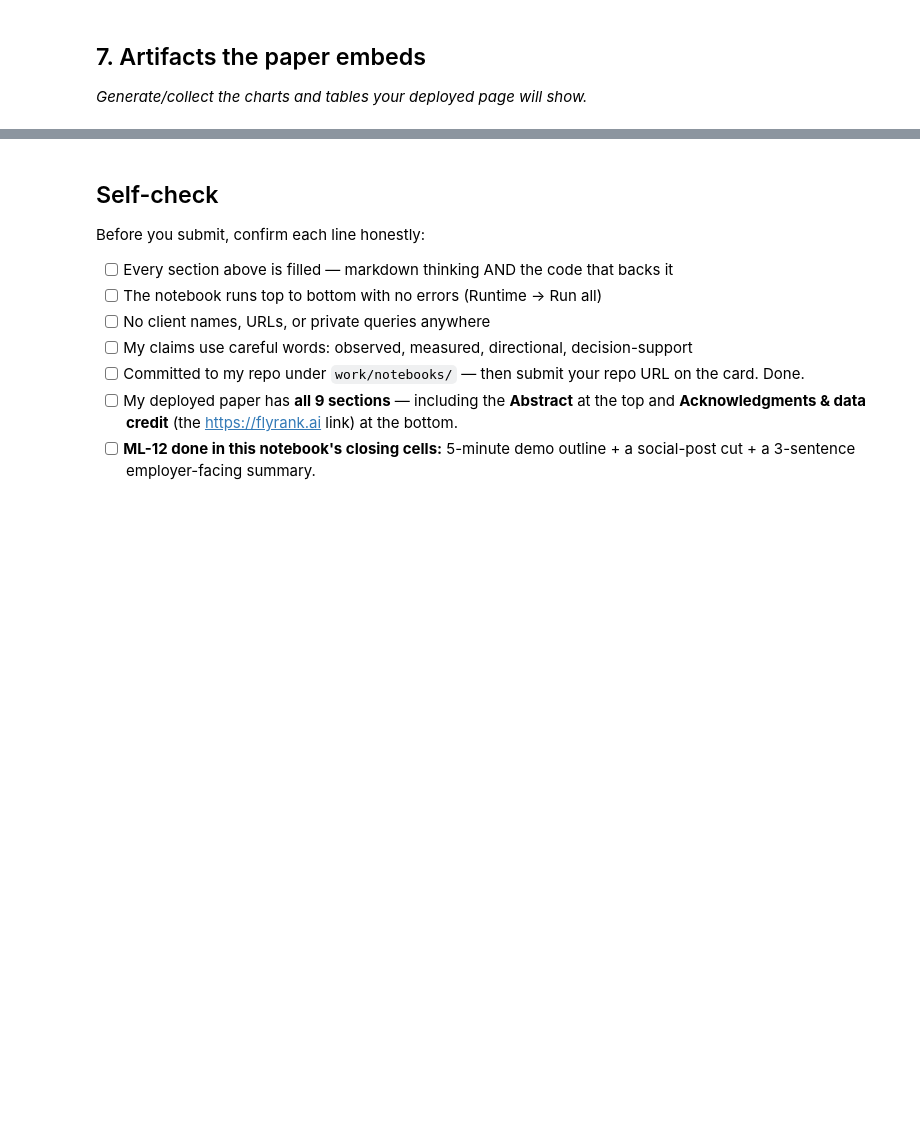
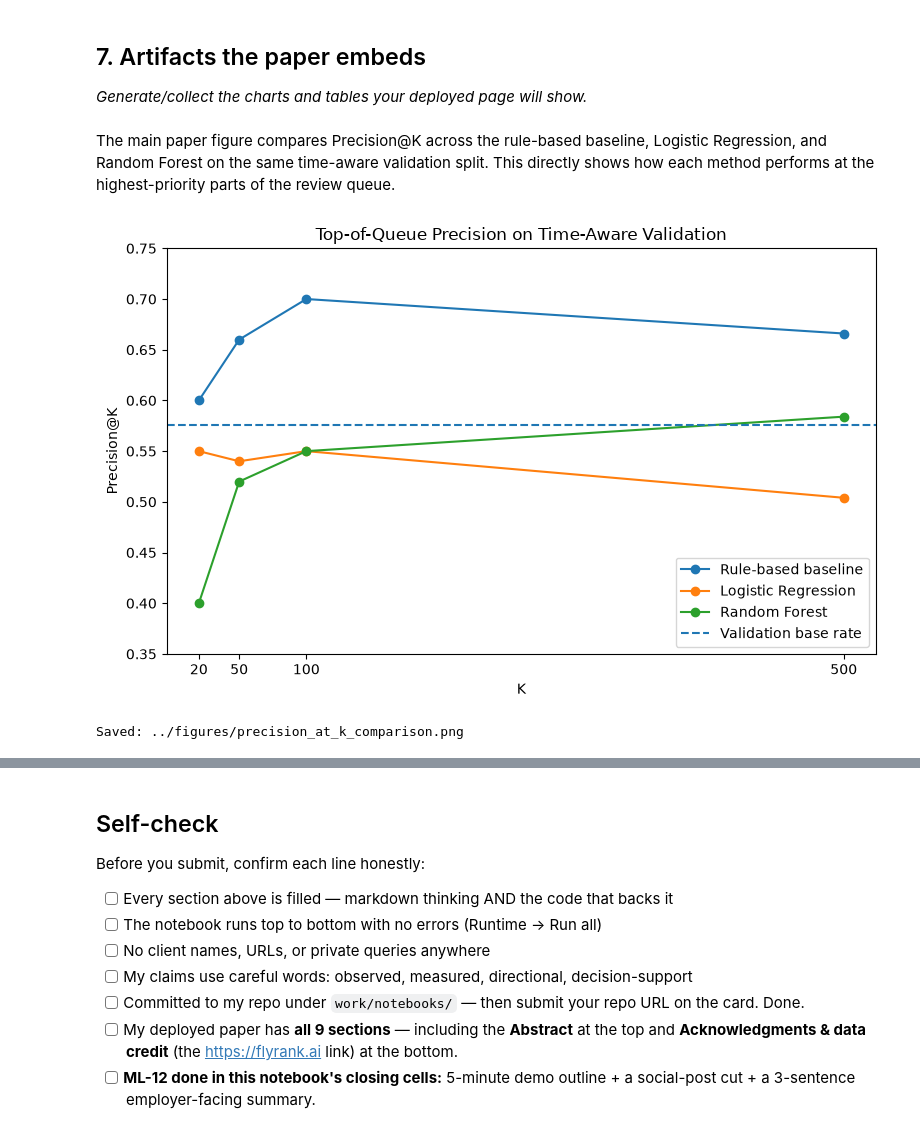
Before and after one commit to eminamandzukic/FlyRank_starter, a Jupyter notebook: work/notebooks/capstone.ipynb, the cells around one changed output, grey strips where cells are left out. Cells and saved outputs as stored; diff of their text form; code cells hidden in the pictures; blank space fills up the shorter version.

```diff
--- a/work/notebooks/capstone.ipynb
+++ b/work/notebooks/capstone.ipynb
@@ -34,3 +300,63 @@ This skeleton is yours to fill. Work the sections **in order** — each one has
 ## 7. Artifacts the paper embeds
 
 *Generate/collect the charts and tables your deployed page will show.*
+# %% [markdown]
+The main paper figure compares Precision@K across the rule-based baseline, Logistic Regression, and Random Forest on the same time-aware validation split. This directly shows how each method performs at the highest-priority parts of the review queue.
+# %%
+from pathlib import Path
+import matplotlib.pyplot as plt
+
+figures_dir = Path("../figures")
+figures_dir.mkdir(parents=True, exist_ok=True)
+
+k_values = [20, 50, 100, 500]
+
+baseline_precision = [0.60, 0.66, 0.70, 0.666]
+logistic_precision = [0.55, 0.54, 0.55, 0.504]
+rf_precision = [0.40, 0.52, 0.55, 0.584]
+
+plt.figure(figsize=(8, 5))
+
+plt.plot(
+    k_values,
+    baseline_precision,
+    marker="o",
+    label="Rule-based baseline",
+)
+
+plt.plot(
+    k_values,
+    logistic_precision,
+    marker="o",
+    label="Logistic Regression",
+)
+
+plt.plot(
+    k_values,
+    rf_precision,
+    marker="o",
+    label="Random Forest",
+)
+
+plt.axhline(
+    validation_base_rate,
+    linestyle="--",
+    label="Validation base rate",
+)
+
+plt.xlabel("K")
+plt.ylabel("Precision@K")
+plt.title("Top-of-Queue Precision on Time-Aware Validation")
+plt.xticks(k_values)
+plt.ylim(0.35, 0.75)
+plt.legend()
+plt.tight_layout()
+
+figure_path = figures_dir / "precision_at_k_comparison.png"
+plt.savefig(figure_path, dpi=200, bbox_inches="tight")
+plt.show()
+
+print("Saved:", figure_path)
+# %% [output]
+[figure, added]
+Saved: ../figures/precision_at_k_comparison.png
```
Also changed, not shown: parts of 19 cells of this notebook, 1 other file.
